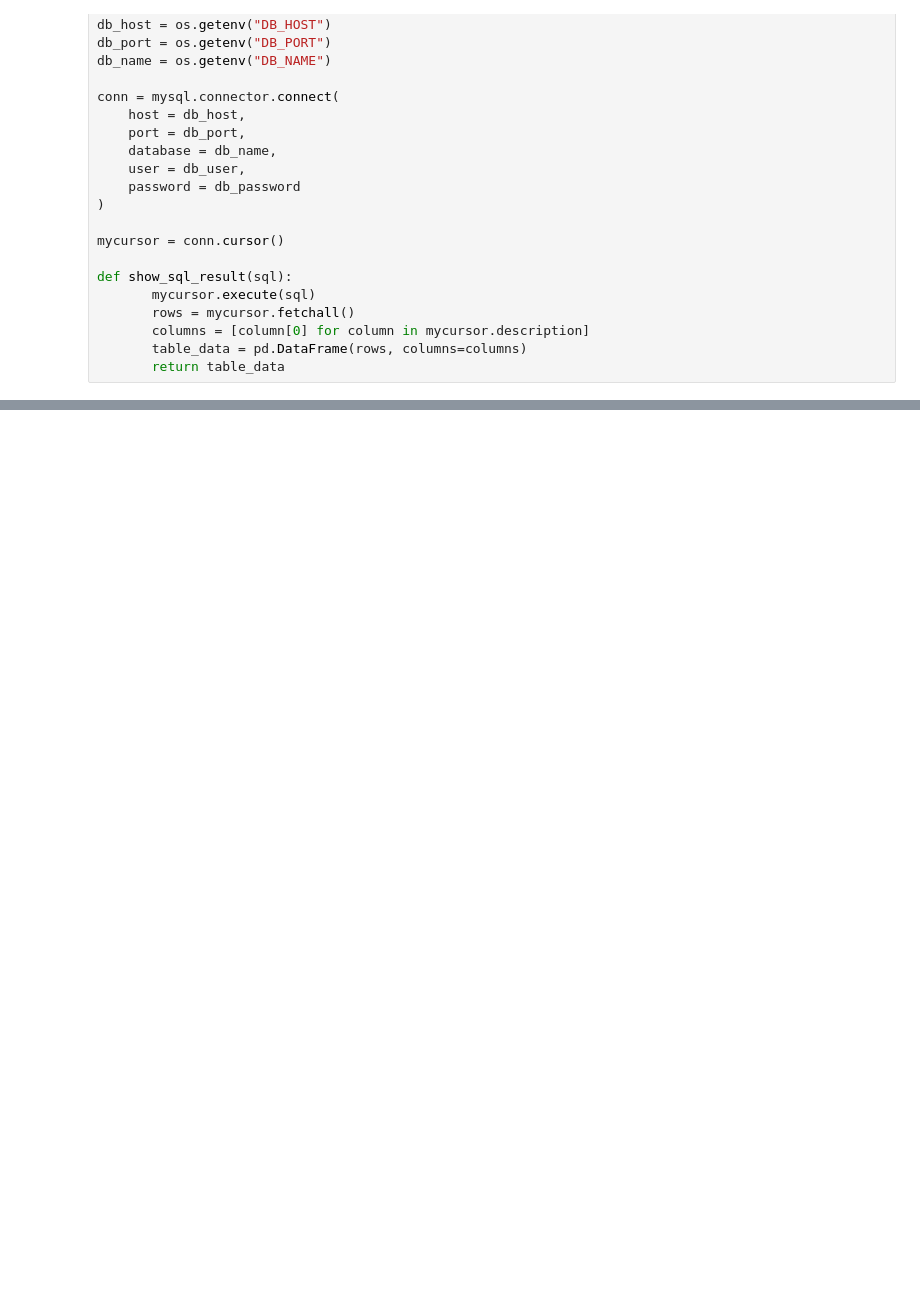
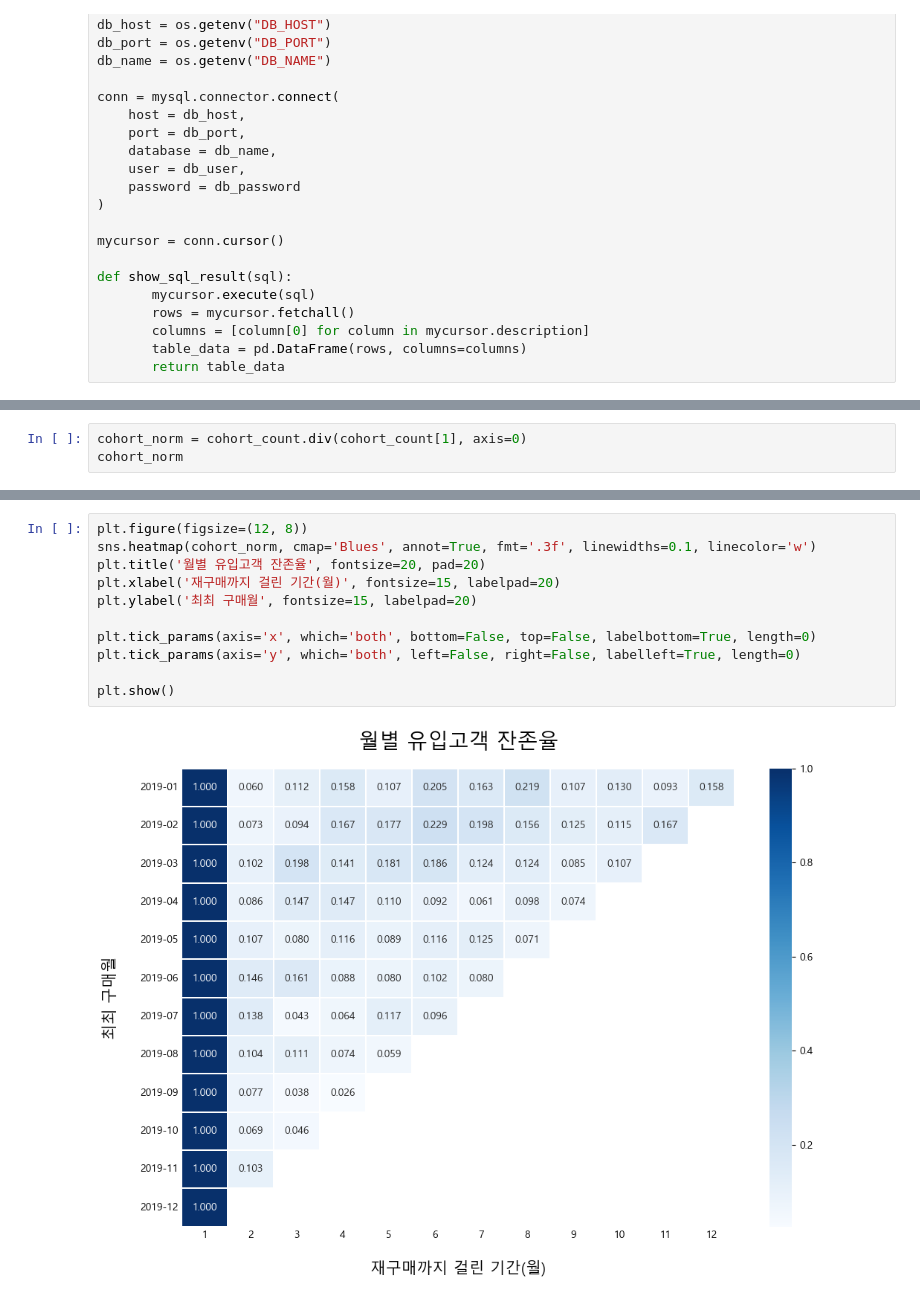
Before and after one commit to buzziru/ML_COMMERCE, a Jupyter notebook: eda/05_Cohort_CIG.ipynb, the cells around one changed output, grey strips where cells are left out. Cells and saved outputs as stored; diff of their text form; blank space fills up the shorter version.

```diff
--- a/eda/05_Cohort_CIG.ipynb
+++ b/eda/05_Cohort_CIG.ipynb
@@ -54,0 +188,3 @@ data
+# %%
+cohort_norm = cohort_count.div(cohort_count[1], axis=0)
+cohort_norm
@@ -54,0 +206,13 @@ data
+# %%
+plt.figure(figsize=(12, 8))
+sns.heatmap(cohort_norm, cmap='Blues', annot=True, fmt='.3f', linewidths=0.1, linecolor='w')
+plt.title('월별 유입고객 잔존율', fontsize=20, pad=20)
+plt.xlabel('재구매까지 걸린 기간(월)', fontsize=15, labelpad=20)
+plt.ylabel('최최 구매월', fontsize=15, labelpad=20)
+
+plt.tick_params(axis='x', which='both', bottom=False, top=False, labelbottom=True, length=0)
+plt.tick_params(axis='y', which='both', left=False, right=False, labelleft=True, length=0)
+
+plt.show()
+# %% [output]
+[figure, added]
```
Also changed, not shown: parts of 47 cells of this notebook.
